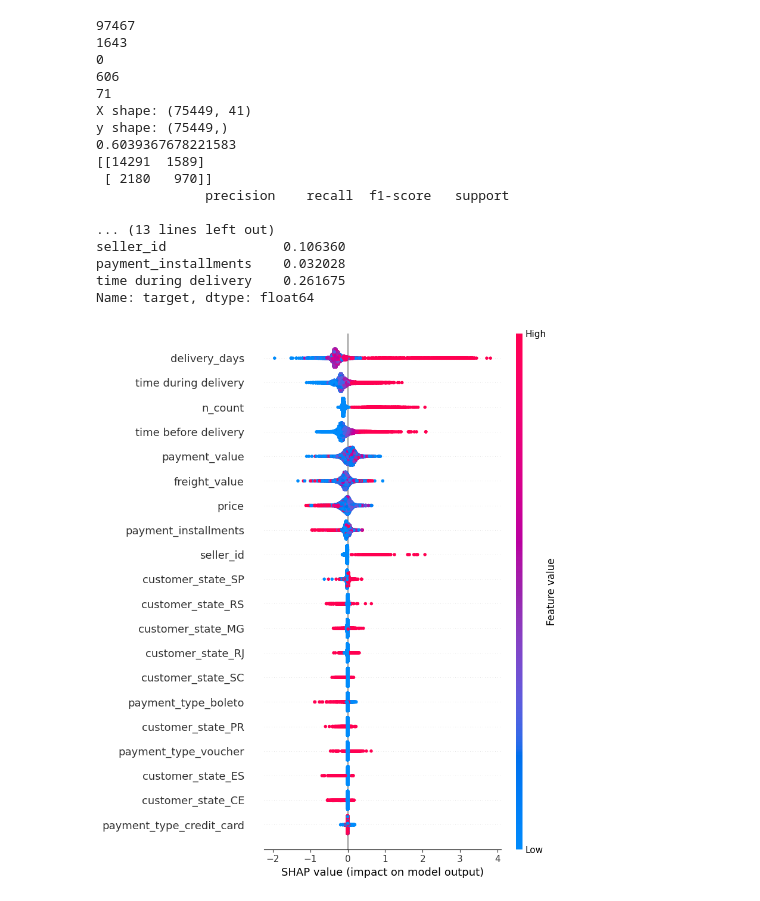
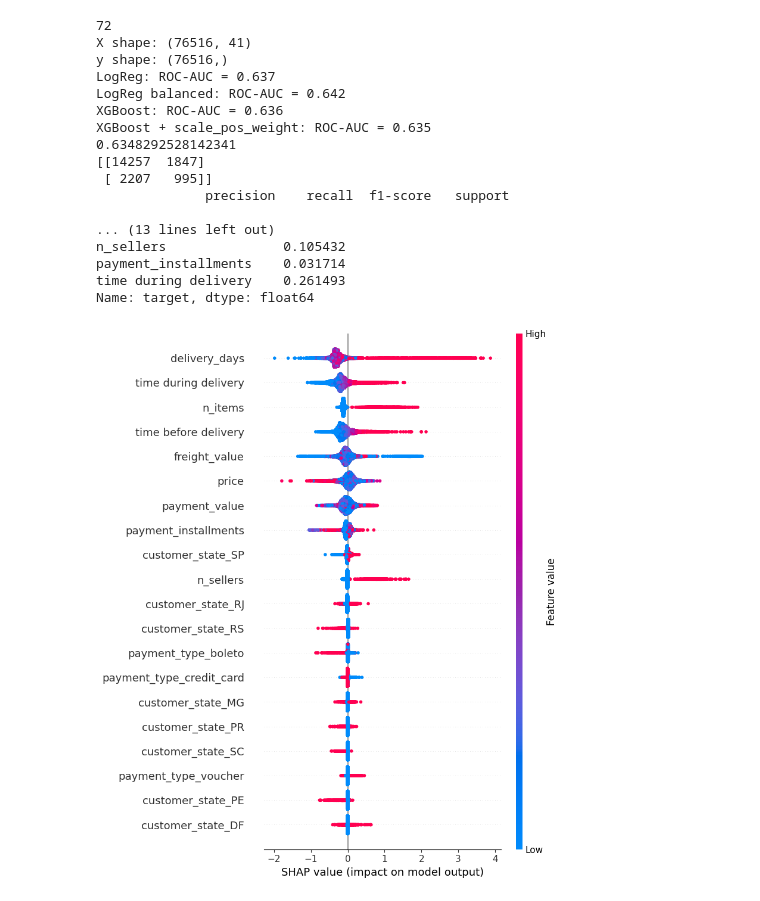
Before and after one commit to HleBBondar/ML-Project, a Jupyter notebook: Untitled4.ipynb, the cells around one changed output. Cells and saved outputs as stored; diff of their text form; code cells hidden in the pictures.

```diff
--- a/Untitled4.ipynb
+++ b/Untitled4.ipynb
@@ -6,7 +6,6 @@ import shap
 from xgboost import XGBClassifier
 from sklearn.model_selection import train_test_split
 from sklearn.preprocessing import StandardScaler
-from sklearn.datasets import load_iris
 from sklearn.linear_model import LogisticRegression
 from sklearn.metrics import roc_auc_score, confusion_matrix, classification_report
 #Reading the files
@@ -24,7 +23,7 @@ items_products = pd.merge(order_items,products, on = "product_id", how = "inner"
 items_products = pd.merge(items_products,sellers, on = "seller_id", how = "left")
 items_products = pd.merge(items_products,translation, on = "product_category_name", how = "left")
 # Grouping all order_ids in order to group orders by their products.
-items_agg = items_products.groupby('order_id').agg({'price':'sum', 'freight_value':'sum', 'product_id':'count', 'seller_id':'nunique', 'product_category_name':'nunique', 'product_category_name_english': 'first'}).rename(columns = {'product_id':'n_count'})
+items_agg = items_products.groupby('order_id').agg({'price':'sum', 'freight_value':'sum', 'product_id':'count', 'seller_id':'nunique', 'product_category_name':'nunique', 'product_category_name_english': 'first'}).rename(columns={'product_id': 'n_items', 'seller_id': 'n_sellers', 'product_category_name': 'n_categories'})
 merged_df = pd.merge(olist_orders,items_agg, on = "order_id", how = "inner")
 merged_df = pd.merge(merged_df,order_reviews, on = "order_id", how = "inner")
 # Merging databases
@@ -46,27 +45,17 @@ merged_df['delivery_days'] = (delivery_days - estimated_days).dt.days
 filtered_df = merged_df.groupby('target')[['price', 'freight_value', 'delivery_days','payment_installments', 'time before delivery']].mean().rename(columns = {'price':'price_mean', 'freight_value':'freight_value_mean'})
 filtered_df = filtered_df.reset_index()
 #print(merged_df.columns.tolist())
-merged_df.columns
 filtered_df
-"""for column in merged_df.columns.tolist():
-  print(f"{column}:{merged_df[column].isnull().sum()}")"""
-Is_null = {column:merged_df[column].isnull().sum() for column in merged_df.columns.tolist()}
 merged_df = merged_df.drop(merged_df[((merged_df.order_status == 'canceled') | (merged_df.order_status ==  'unavailable'))].index)
-print(len(merged_df))
-print(merged_df.order_delivered_customer_date.isnull().sum())
-print(merged_df.order_estimated_delivery_date.isnull().sum())
-print(merged_df.order_delivered_carrier_date.isnull().sum())
 merged_df = merged_df.sort_values(by = 'order_purchase_timestamp')
 merged_df = merged_df.drop(columns = [
-    'order_id','product_category_name','customer_id', 'review_comment_message',
+    'order_id','n_categories','customer_id', 'review_comment_message',
     'review_comment_title','order_purchase_timestamp','order_approved_at',
     'order_delivered_carrier_date','order_delivered_customer_date','order_estimated_delivery_date',
     'customer_unique_id', 'geolocation_zip_code_prefix'])
-merged_df = merged_df.dropna(subset= ['product_category_name_english'])
-#print(merged_df.columns.tolist())
 print(len(merged_df.product_category_name_english.unique()))
 featured_cols = [
-    'price', 'freight_value', 'n_count', 'seller_id',
+    'price', 'freight_value', 'n_items', 'n_sellers',
     'payment_sequential', 'payment_installments',
     'payment_value', 'payment_type',
     'customer_state','target', 'time before delivery', 'delivery_days', 'time during delivery'
@@ -77,61 +66,71 @@ train, test = train_test_split(model_df, test_size=0.2, shuffle=False)
 train = train.dropna()
 test = test.dropna()
 X_train = train.drop(columns=['target'])
-X_train = X_train
-
 y_train = train['target'].dropna()
 X_test = test.drop(columns=['target'])
 y_test = test['target']
 #print(X_train.isnull().sum())
 #print(X_test.isnull().sum())
 scaler = StandardScaler()
 X_train_scaled = scaler.fit_transform(X_train)
 X_test_scaled = scaler.transform(X_test)
 clf = LogisticRegression(random_state=0, class_weight='balanced').fit(X_train_scaled, y_train)
 y_pred = clf.predict(X_test_scaled)
 print("X shape:", X_train_scaled.shape)
 print("y shape:", y_train.shape)
 #print(roc_auc_score(y_test, y_pred))
 #print(confusion_matrix(y_test, y_pred))
 #print(classification_report(y_test, y_pred))
 neg_count = (y_train == 0).sum()
 pos_count = (y_train == 1).sum()
 scale_weight = neg_count / pos_count
-clf_xgb = XGBClassifier(scale_pos_weight=scale_weight, random_state=0)
-clf_xgb.fit(X_train_scaled, y_train)
+
+models = {
+    'LogReg': LogisticRegression(random_state=0),
+    'LogReg balanced': LogisticRegression(random_state=0, class_weight='balanced'),
+    'XGBoost': XGBClassifier(random_state=0),
+    'XGBoost + scale_pos_weight': XGBClassifier(random_state=0, scale_pos_weight=scale_weight),
+}
+for name, model in models.items():
+    model.fit(X_train_scaled, y_train)
+    proba = model.predict_proba(X_test_scaled)[:, 1]
+    print(f"{name}: ROC-AUC = {roc_auc_score(y_test, proba):.3f}")
+
+clf_xgb = models['XGBoost + scale_pos_weight']
 y_pred_xgb = clf_xgb.predict(X_test_scaled)
 y_proba_xgb = clf_xgb.predict_proba(X_test_scaled)[:, 1]
-
-print(roc_auc_score(y_test, y_pred_xgb))
+print(roc_auc_score(y_test, y_proba_xgb))
 print(confusion_matrix(y_test, y_pred_xgb))
 print(classification_report(y_test, y_pred_xgb))
-print(merged_df[['price', 'freight_value', 'delivery_days', 'time before delivery', 'target', 'n_count', 'seller_id', 'payment_installments', 'time during delivery']].corr()['target'])
+print(merged_df[['price', 'freight_value', 'delivery_days', 'time before delivery', 'target', 'n_items', 'n_sellers', 'payment_installments', 'time during delivery']].corr()['target'])
 explainer = shap.TreeExplainer(clf_xgb)
 shap_values = explainer.shap_values(X_test_scaled)
 shap.summary_plot(shap_values, X_test_scaled, feature_names=X_test.columns)
-y_proba_xgb = clf_xgb.predict_proba(X_test_scaled)[:, 1]
-print(pd.Series(y_proba_xgb).quantile(0.8))
-is_top20 = y_proba_xgb >= 0.4446
-print(y_test[is_top20].sum())
-total_bad = y_test.sum()  # усяго дрэнных у test (павінна быць 3150)
+import numpy as np
+threshold = np.quantile(y_proba_xgb, 0.8)
+is_top20 = y_proba_xgb >= threshold
+caught = y_test[is_top20].sum()
+caught_pct = caught / y_test.sum()
+print(f"threshold={threshold:.4f}, caught={caught}, share={caught_pct:.1%}, lift={caught_pct / 0.2:.2f}x")
+total_bad = y_test.sum()
 caught_pct = 1212 / total_bad
 print(caught_pct)
 # %% [output]
-97467
-1643
-0
-606
-71
-X shape: (75449, 41)
-y shape: (75449,)
-0.6039367678221583
-[[14291  1589]
- [ 2180   970]]
+72
+X shape: (76516, 41)
+y shape: (76516,)
+LogReg: ROC-AUC = 0.637
+LogReg balanced: ROC-AUC = 0.642
+XGBoost: ROC-AUC = 0.636
+XGBoost + scale_pos_weight: ROC-AUC = 0.635
+0.6348292528142341
+[[14257  1847]
+ [ 2207   995]]
               precision    recall  f1-score   support
 
 ... (13 lines left out)
-seller_id               0.106360
-payment_installments    0.032028
-time during delivery    0.261675
+n_sellers               0.105432
+payment_installments    0.031714
+time during delivery    0.261493
 Name: target, dtype: float64
-[figure, old version]
+[figure, new version]
```
Also changed, not shown: parts of 1 cell of this notebook.
